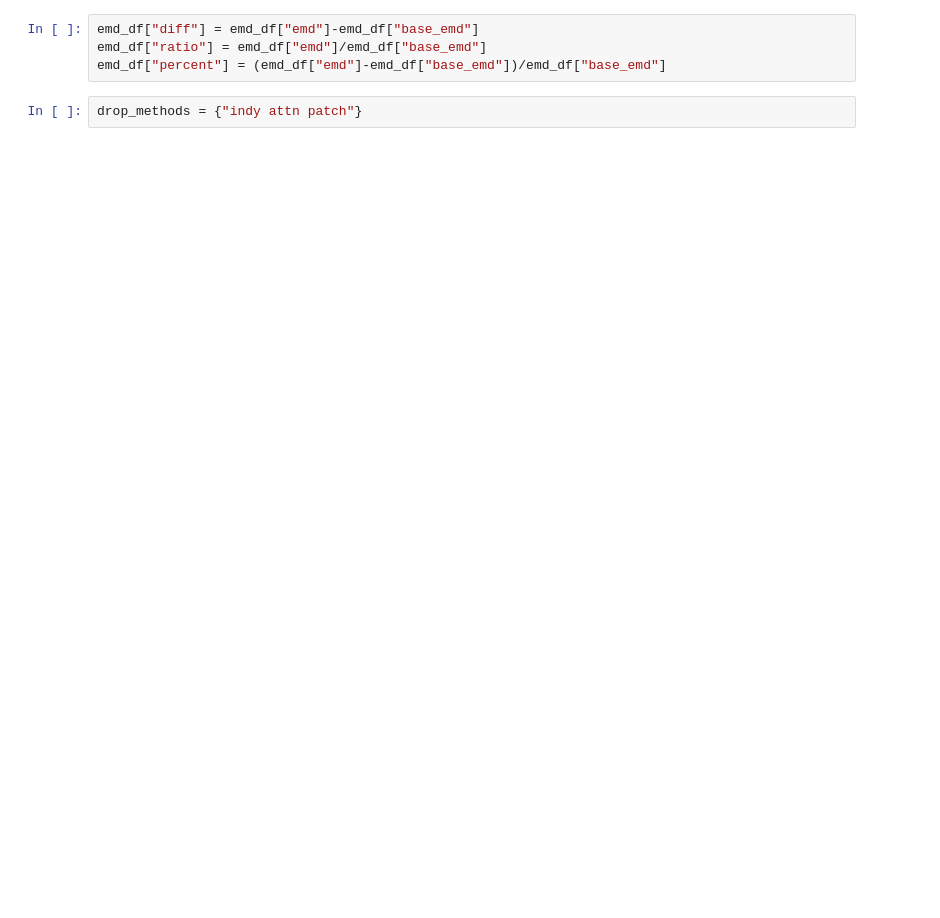
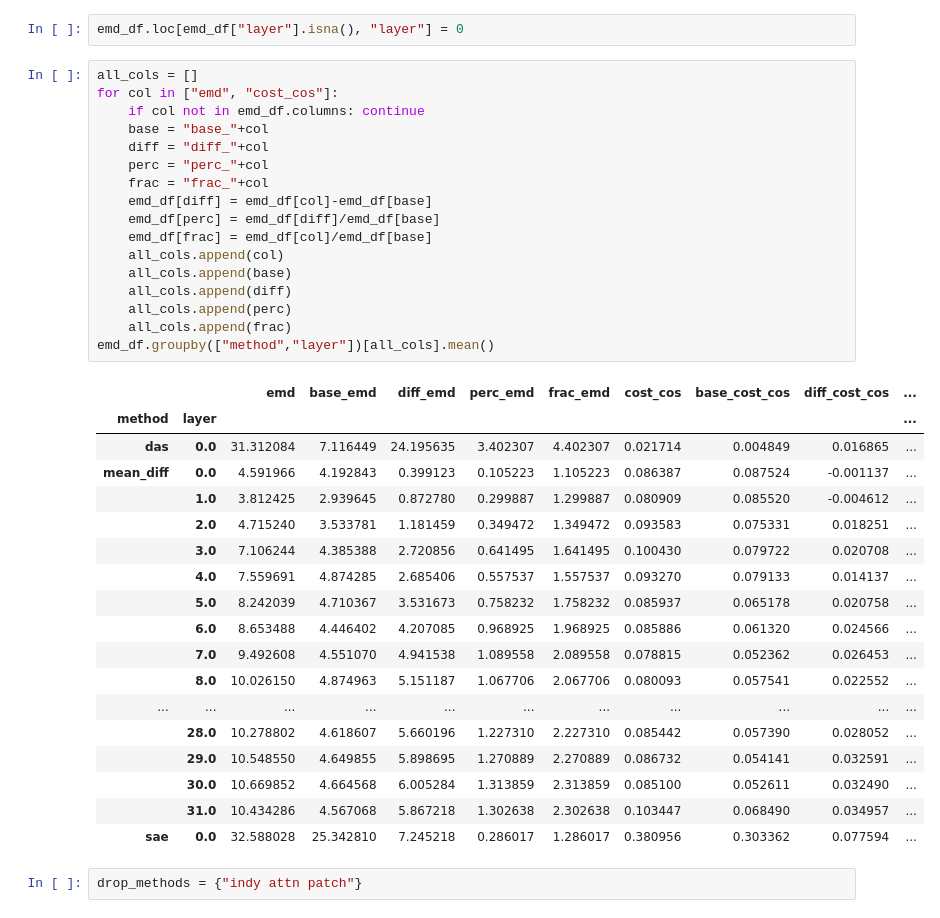
Before and after one commit to grantsrb/rep_divergence, a Jupyter notebook: divergence/emd_vis.ipynb, the cells around one changed output. Saved outputs shown, nothing was run; the diff lists cells and outputs as text; blank space fills up the shorter version.

```diff
--- a/divergence/emd_vis.ipynb
+++ b/divergence/emd_vis.ipynb
@@ -47,7 +62,41 @@ emd_df
-# %%
-emd_df["diff"] = emd_df["emd"]-emd_df["base_emd"]
-emd_df["ratio"] = emd_df["emd"]/emd_df["base_emd"]
-emd_df["percent"] = (emd_df["emd"]-emd_df["base_emd"])/emd_df["base_emd"]
+# %%
+emd_df.loc[emd_df["layer"].isna(), "layer"] = 0
+# %%
+all_cols = []
+for col in ["emd", "cost_cos"]:
+    if col not in emd_df.columns: continue
+    base = "base_"+col
+    diff = "diff_"+col
+    perc = "perc_"+col
+    frac = "frac_"+col
+    emd_df[diff] = emd_df[col]-emd_df[base]
+    emd_df[perc] = emd_df[diff]/emd_df[base]
+    emd_df[frac] = emd_df[col]/emd_df[base]
+    all_cols.append(col)
+    all_cols.append(base)
+    all_cols.append(diff)
+    all_cols.append(perc)
+    all_cols.append(frac)
+emd_df.groupby(["method","layer"])[all_cols].mean()
+# %% [output]
+|  |  | emd | base_emd | diff_emd | perc_emd | frac_emd | cost_cos | base_cost_cos | diff_cost_cos | ... |
+| method | layer |  |  |  |  |  |  |  |  | ... |
+| das | 0.0 | 31.312084 | 7.116449 | 24.195635 | 3.402307 | 4.402307 | 0.021714 | 0.004849 | 0.016865 | ... |
+| mean_diff | 0.0 | 4.591966 | 4.192843 | 0.399123 | 0.105223 | 1.105223 | 0.086387 | 0.087524 | -0.001137 | ... |
+|  | 1.0 | 3.812425 | 2.939645 | 0.872780 | 0.299887 | 1.299887 | 0.080909 | 0.085520 | -0.004612 | ... |
+|  | 2.0 | 4.715240 | 3.533781 | 1.181459 | 0.349472 | 1.349472 | 0.093583 | 0.075331 | 0.018251 | ... |
+|  | 3.0 | 7.106244 | 4.385388 | 2.720856 | 0.641495 | 1.641495 | 0.100430 | 0.079722 | 0.020708 | ... |
+|  | 4.0 | 7.559691 | 4.874285 | 2.685406 | 0.557537 | 1.557537 | 0.093270 | 0.079133 | 0.014137 | ... |
+|  | 5.0 | 8.242039 | 4.710367 | 3.531673 | 0.758232 | 1.758232 | 0.085937 | 0.065178 | 0.020758 | ... |
+|  | 6.0 | 8.653488 | 4.446402 | 4.207085 | 0.968925 | 1.968925 | 0.085886 | 0.061320 | 0.024566 | ... |
+|  | 7.0 | 9.492608 | 4.551070 | 4.941538 | 1.089558 | 2.089558 | 0.078815 | 0.052362 | 0.026453 | ... |
+|  | 8.0 | 10.026150 | 4.874963 | 5.151187 | 1.067706 | 2.067706 | 0.080093 | 0.057541 | 0.022552 | ... |
+| ... | ... | ... | ... | ... | ... | ... | ... | ... | ... | ... |
+|  | 28.0 | 10.278802 | 4.618607 | 5.660196 | 1.227310 | 2.227310 | 0.085442 | 0.057390 | 0.028052 | ... |
+|  | 29.0 | 10.548550 | 4.649855 | 5.898695 | 1.270889 | 2.270889 | 0.086732 | 0.054141 | 0.032591 | ... |
+|  | 30.0 | 10.669852 | 4.664568 | 6.005284 | 1.313859 | 2.313859 | 0.085100 | 0.052611 | 0.032490 | ... |
+|  | 31.0 | 10.434286 | 4.567068 | 5.867218 | 1.302638 | 2.302638 | 0.103447 | 0.068490 | 0.034957 | ... |
+| sae | 0.0 | 32.588028 | 25.342810 | 7.245218 | 0.286017 | 1.286017 | 0.380956 | 0.303362 | 0.077594 | ... |
 # %%
 drop_methods = {"indy attn patch"}
 # %%
```
Also changed, not shown: parts of 14 cells of this notebook.
